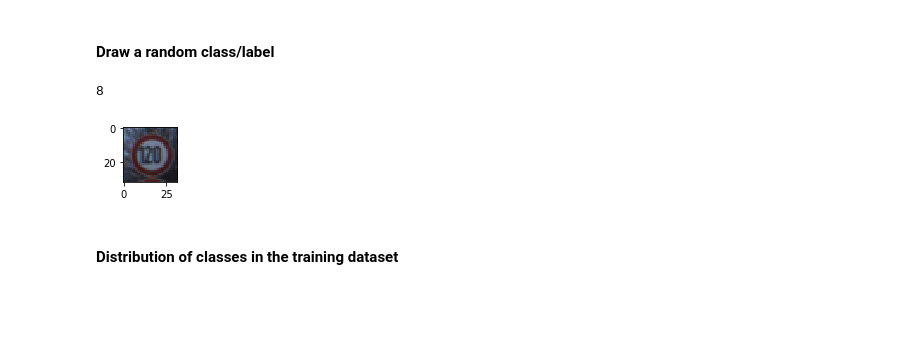
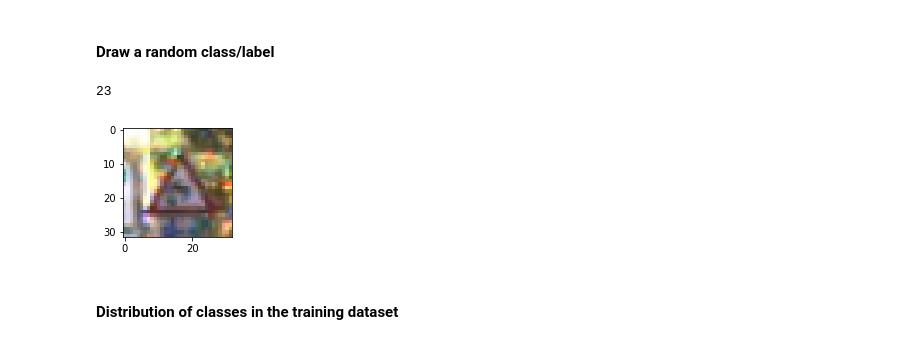
Before and after one commit to mehmety888/traffic_sign_classifier, a Jupyter notebook: Traffic_Sign_Classifier.ipynb, the cells around one changed output. Saved outputs shown, nothing was run; the diff lists cells and outputs as text; code cells hidden in the pictures; blank space fills up the shorter version.

Commit message:
style: create image for dataset exploration

```diff
--- a/Traffic_Sign_Classifier.ipynb
+++ b/Traffic_Sign_Classifier.ipynb
@@ -103,18 +103,18 @@ assert(len(X_test) == len(y_test))
 # %%
 import random
 import matplotlib.pyplot as plt
 %matplotlib inline
 
 #visualize random image
 index = random.randint(0, len(X_train))
 image = X_train[index].squeeze()
 
-plt.figure(figsize=(1,1))
+plt.figure(figsize=(2,2))
 plt.imshow(image)
 print(y_train[index])
 # %% [output]
-8
+23
-[figure, old version]
+[figure, new version]
 # %% [markdown]
 #### Distribution of classes in the training dataset
 # %%
```
Also changed, not shown: parts of 5 cells of this notebook.
